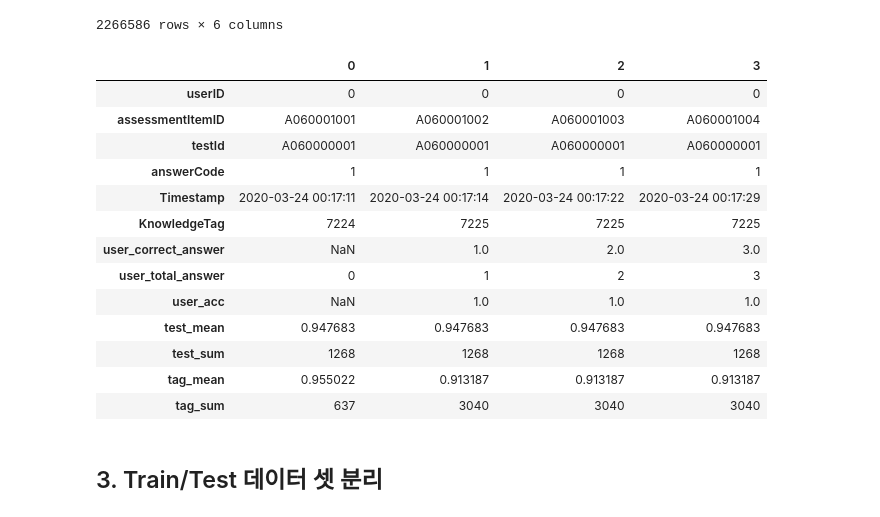
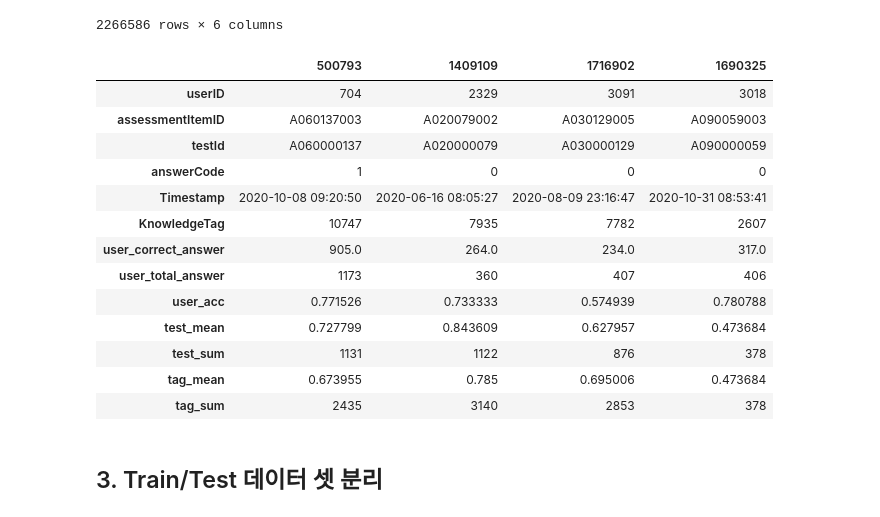
Before and after one commit to boostcampaitech5/level2_dkt-recsys-07, a Jupyter notebook: code/models/LGBM/LGBM Baseline.ipynb, the cells around one changed output. Saved outputs shown, nothing was run; the diff lists cells and outputs as text; code cells hidden in the pictures.

```diff
--- a/code/models/LGBM/LGBM Baseline.ipynb
+++ b/code/models/LGBM/LGBM Baseline.ipynb
@@ -52,22 +52,22 @@ df
 2266586 rows × 6 columns
 # %%
 df = feature_engineering(df)
-df.head(4).T
+df.sample(4).T
 # %% [output]
-|  | 0 | 1 | 2 | 3 |
-| userID | 0 | 0 | 0 | 0 |
-| assessmentItemID | A060001001 | A060001002 | A060001003 | A060001004 |
-| testId | A060000001 | A060000001 | A060000001 | A060000001 |
-| answerCode | 1 | 1 | 1 | 1 |
-| Timestamp | 2020-03-24 00:17:11 | 2020-03-24 00:17:14 | 2020-03-24 00:17:22 | 2020-03-24 00:17:29 |
-| KnowledgeTag | 7224 | 7225 | 7225 | 7225 |
-| user_correct_answer | NaN | 1.0 | 2.0 | 3.0 |
-| user_total_answer | 0 | 1 | 2 | 3 |
-| user_acc | NaN | 1.0 | 1.0 | 1.0 |
-| test_mean | 0.947683 | 0.947683 | 0.947683 | 0.947683 |
-| test_sum | 1268 | 1268 | 1268 | 1268 |
-| tag_mean | 0.955022 | 0.913187 | 0.913187 | 0.913187 |
-| tag_sum | 637 | 3040 | 3040 | 3040 |
+|  | 500793 | 1409109 | 1716902 | 1690325 |
+| userID | 704 | 2329 | 3091 | 3018 |
+| assessmentItemID | A060137003 | A020079002 | A030129005 | A090059003 |
+| testId | A060000137 | A020000079 | A030000129 | A090000059 |
+| answerCode | 1 | 0 | 0 | 0 |
+| Timestamp | 2020-10-08 09:20:50 | 2020-06-16 08:05:27 | 2020-08-09 23:16:47 | 2020-10-31 08:53:41 |
+| KnowledgeTag | 10747 | 7935 | 7782 | 2607 |
+| user_correct_answer | 905.0 | 264.0 | 234.0 | 317.0 |
+| user_total_answer | 1173 | 360 | 407 | 406 |
+| user_acc | 0.771526 | 0.733333 | 0.574939 | 0.780788 |
+| test_mean | 0.727799 | 0.843609 | 0.627957 | 0.473684 |
+| test_sum | 1131 | 1122 | 876 | 378 |
+| tag_mean | 0.673955 | 0.785 | 0.695006 | 0.473684 |
+| tag_sum | 2435 | 3140 | 2853 | 378 |
 # %% [markdown]
 ## 3. Train/Test 데이터 셋 분리
 # %%
```
Also changed, not shown: parts of 3 cells of this notebook, 12 other files.
